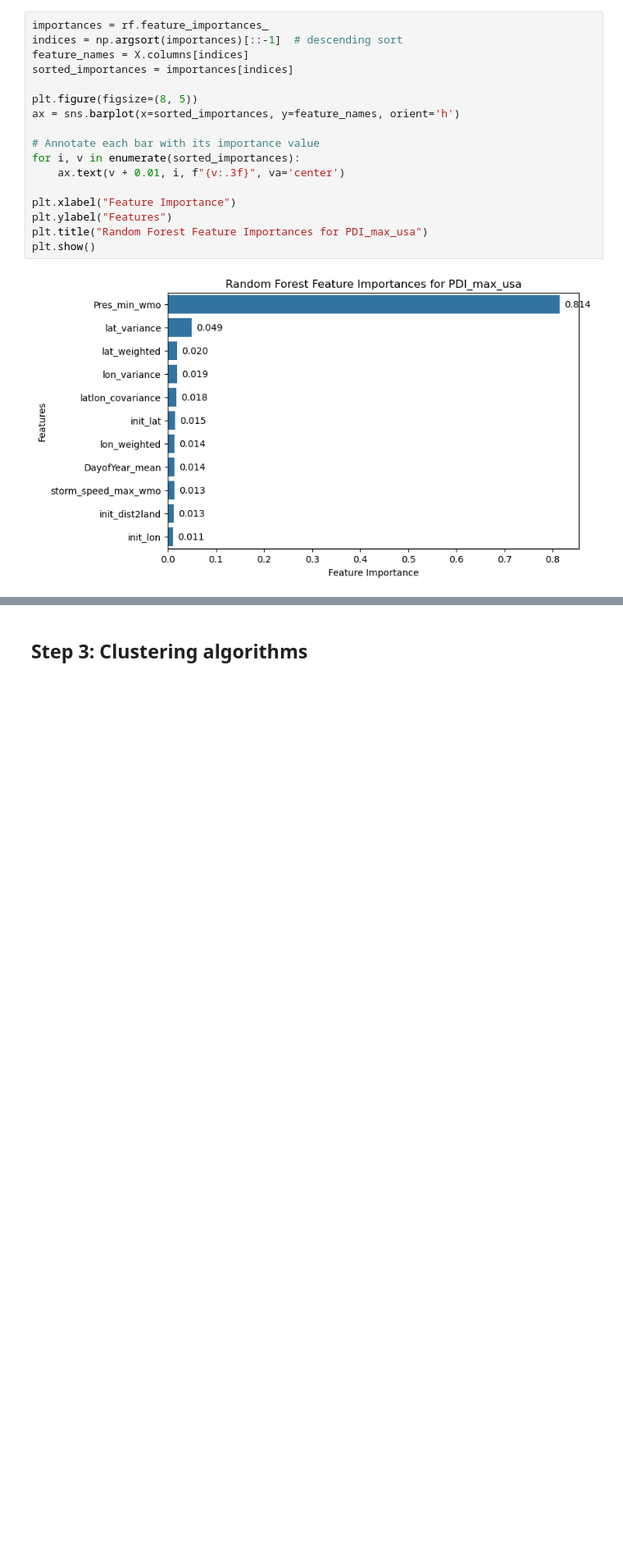
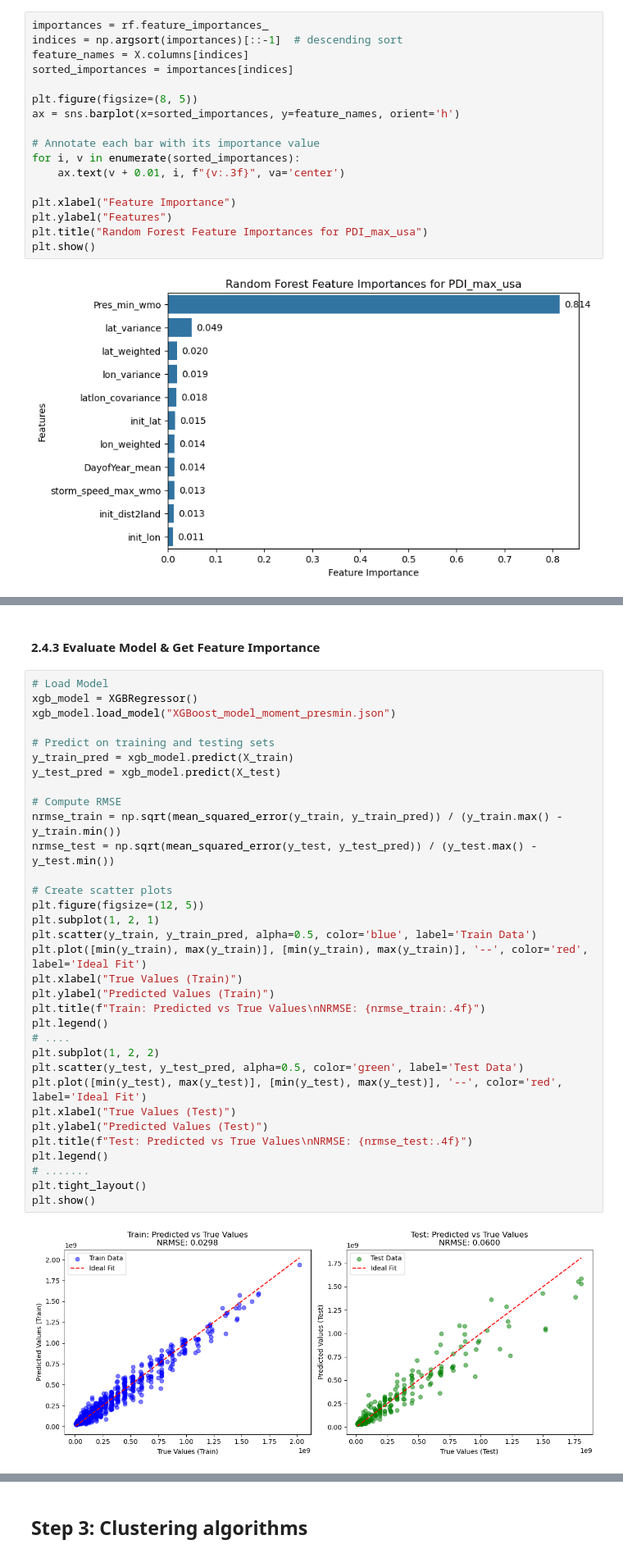
Before and after one commit to catlyu/climate_prediction_project1, a Jupyter notebook: Project1_final_code.ipynb, the cells around one changed output, grey strips where cells are left out. Shown at 82% size. Cells and saved outputs as stored; diff of their text form; blank space fills up the shorter version.

```diff
--- a/Project1_final_code.ipynb
+++ b/Project1_final_code.ipynb
@@ -333,0 +405,37 @@ plt.show()
+# %% [markdown]
+#### 2.4.3 Evaluate Model & Get Feature Importance
+# %%
+# Load Model
+xgb_model = XGBRegressor()
+xgb_model.load_model("XGBoost_model_moment_presmin.json")
+
+# Predict on training and testing sets
+y_train_pred = xgb_model.predict(X_train)
+y_test_pred = xgb_model.predict(X_test)
+
+# Compute RMSE
+nrmse_train = np.sqrt(mean_squared_error(y_train, y_train_pred)) / (y_train.max() - y_train.min())
+nrmse_test = np.sqrt(mean_squared_error(y_test, y_test_pred)) / (y_test.max() - y_test.min())
+
+# Create scatter plots
+plt.figure(figsize=(12, 5))
+plt.subplot(1, 2, 1)
+plt.scatter(y_train, y_train_pred, alpha=0.5, color='blue', label='Train Data')
+plt.plot([min(y_train), max(y_train)], [min(y_train), max(y_train)], '--', color='red', label='Ideal Fit')
+plt.xlabel("True Values (Train)")
+plt.ylabel("Predicted Values (Train)")
+plt.title(f"Train: Predicted vs True Values\nNRMSE: {nrmse_train:.4f}")
+plt.legend()
+# ....
+plt.subplot(1, 2, 2)
+plt.scatter(y_test, y_test_pred, alpha=0.5, color='green', label='Test Data')
+plt.plot([min(y_test), max(y_test)], [min(y_test), max(y_test)], '--', color='red', label='Ideal Fit')
+plt.xlabel("True Values (Test)")
+plt.ylabel("Predicted Values (Test)")
+plt.title(f"Test: Predicted vs True Values\nNRMSE: {nrmse_test:.4f}")
+plt.legend()
+# .......
+plt.tight_layout()
+plt.show()
+# %% [output]
+[figure, added]
```
Also changed, not shown: parts of 11 cells of this notebook.
